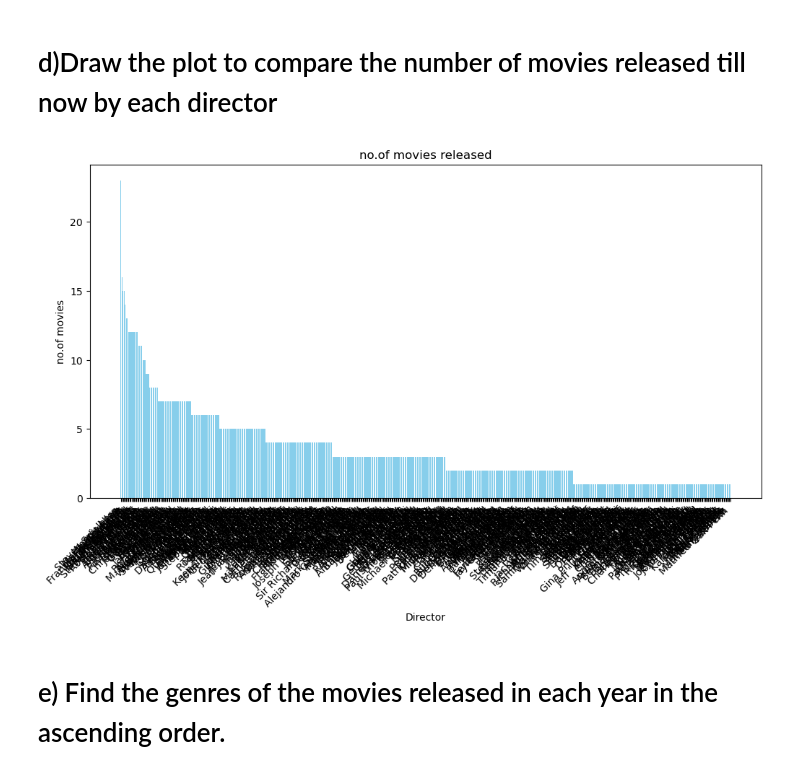
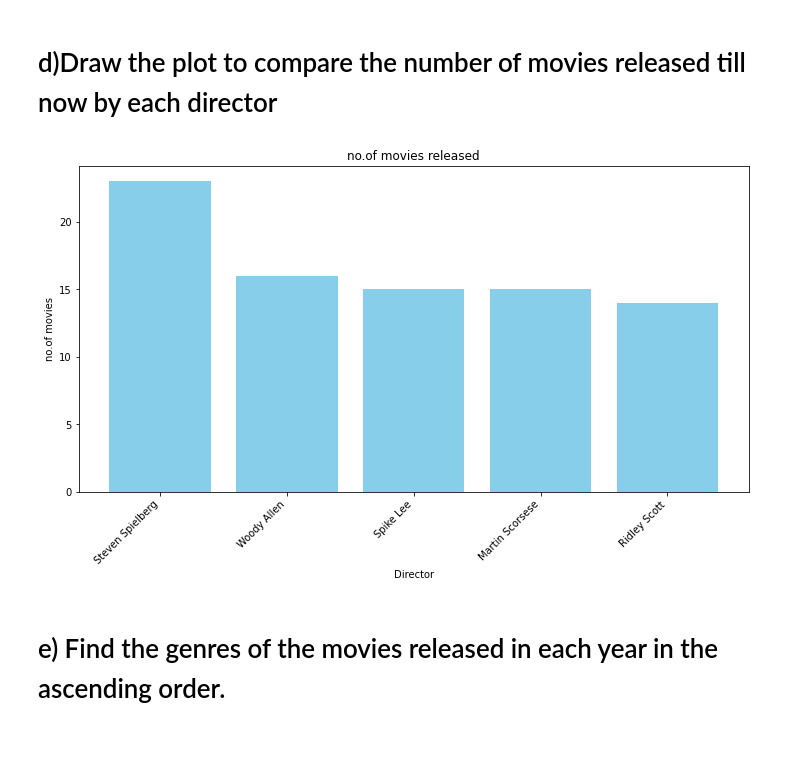
Before and after one commit to nvn18/3-1_LAB_WORKS, a Jupyter notebook: DA_LAB/Movie_dataset.ipynb, the cells around one changed output. Cells and saved outputs as stored; diff of their text form; code cells hidden in the pictures; blank space fills up the shorter version.

```diff
--- a/DA_LAB/Movie_dataset.ipynb
+++ b/DA_LAB/Movie_dataset.ipynb
@@ -22,7 +22,7 @@ display(data)
 import pandas as pd
 import numpy as np
 
-data['Release Date'] = pd.to_datetime(data['Release Date'], errors='coerce')
+#data['Release Date'] = pd.to_datetime(data['Release Date'],errors = 'coerce')
 data['Release Year'] = data['Release Date'].dt.year
 
 every = data.groupby(['Release Year', 'Major Genre']).size().reset_index(name='NO.OF MOVIES')
@@ -92,16 +92,16 @@ display(dir)
 # %%
 import matplotlib.pyplot as plt
 dirs_movies = data.groupby('Director').size().reset_index(name="no.of movies")
 dirs_movies = dirs_movies.sort_values(by='no.of movies',ascending=False)
 plt.figure(figsize=(12, 6))
-plt.bar(dirs_movies['Director'],dirs_movies['no.of movies'],color='skyblue')
+plt.bar(dirs_movies.head(5)['Director'],dirs_movies.head(5)['no.of movies'],color='skyblue')
 plt.xlabel('Director')
 plt.ylabel('no.of movies')
 plt.title('no.of movies released')
 plt.xticks(rotation=45,ha='right')
 plt.show()
 # %% [output]
-[figure, old version]
+[figure, new version]
 # %% [markdown]
 # e) Find the genres of the movies released in each year in the ascending order.
 # %%
```
